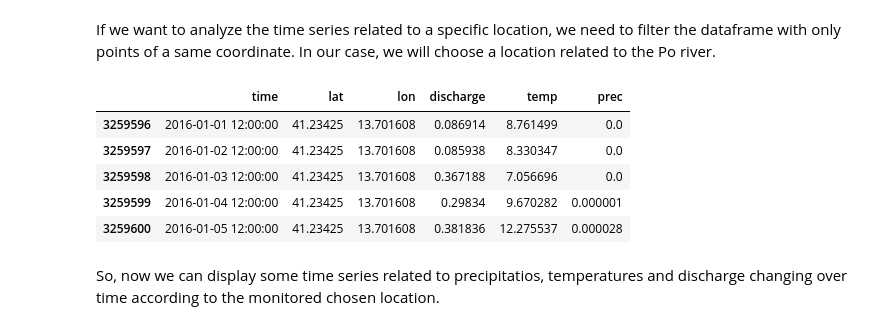
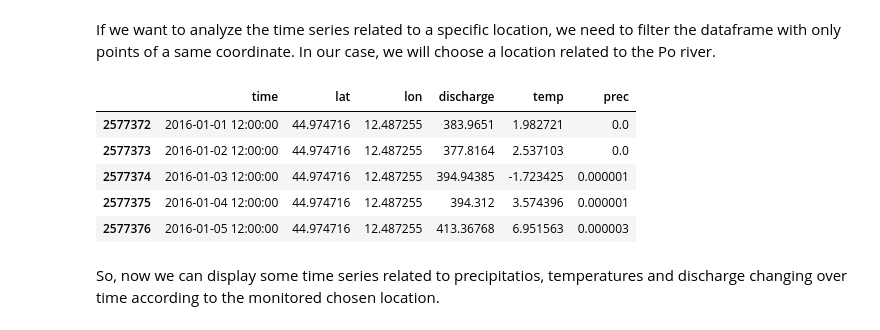
Before and after one commit to kode-git/copernicus, a Jupyter notebook: notebooks/data_aggregation.ipynb, the cells around one changed output. Saved outputs shown, nothing was run; the diff lists cells and outputs as text; code cells hidden in the pictures.

```diff
--- a/notebooks/data_aggregation.ipynb
+++ b/notebooks/data_aggregation.ipynb
@@ -115,7 +115,7 @@ df = pd.DataFrame(columns=['time', 'lat', 'lon', 'discharge', 'temp', 'prec'])
 
 # loading annual dataframes and concatenate with the past history until 2019.
 for i in range(2016, 2019):
-    tmp = pd.read_csv("samples/italy-dtp-{}-{}.csv".format(i,j), usecols=['time', 'lat', 'lon', 'discharge', 'temp', 'prec'])
+    tmp = pd.read_csv("../samples/italy-dtp-{}-{}.csv".format(i,j), usecols=['time', 'lat', 'lon', 'discharge', 'temp', 'prec'])
     df = pd.concat([df, tmp])
     j += 1
 # %%
@@ -139,17 +175,18 @@ The current length of the dataframe is: 9762072
 If we want to analyze the time series related to a specific location, we need to filter the dataframe with only points of a same coordinate. In our case, we will choose a location related to the Po river.
 # %%
 # filter dataframe by coordinates
-df = df[df['lat'] == 41.23425]
-df = df[df['lon'] == 13.701608]
+df = df[df['lat'] == 44.974716]
+df = df[df['lon'] == 12.487255]
+
 
 # print the filtered dataframe
 df.head()
 # %% [output]
 |  | time | lat | lon | discharge | temp | prec |
-| 3259596 | 2016-01-01 12:00:00 | 41.23425 | 13.701608 | 0.086914 | 8.761499 | 0.0 |
-| 3259597 | 2016-01-02 12:00:00 | 41.23425 | 13.701608 | 0.085938 | 8.330347 | 0.0 |
-| 3259598 | 2016-01-03 12:00:00 | 41.23425 | 13.701608 | 0.367188 | 7.056696 | 0.0 |
-| 3259599 | 2016-01-04 12:00:00 | 41.23425 | 13.701608 | 0.29834 | 9.670282 | 0.000001 |
-| 3259600 | 2016-01-05 12:00:00 | 41.23425 | 13.701608 | 0.381836 | 12.275537 | 0.000028 |
+| 2577372 | 2016-01-01 12:00:00 | 44.974716 | 12.487255 | 383.9651 | 1.982721 | 0.0 |
+| 2577373 | 2016-01-02 12:00:00 | 44.974716 | 12.487255 | 377.8164 | 2.537103 | 0.0 |
+| 2577374 | 2016-01-03 12:00:00 | 44.974716 | 12.487255 | 394.94385 | -1.723425 | 0.000001 |
+| 2577375 | 2016-01-04 12:00:00 | 44.974716 | 12.487255 | 394.312 | 3.574396 | 0.000001 |
+| 2577376 | 2016-01-05 12:00:00 | 44.974716 | 12.487255 | 413.36768 | 6.951563 | 0.000003 |
 # %% [markdown]
 So, now we can display some time series related to precipitatios, temperatures and discharge changing over time according to the monitored chosen location.
```
Also changed, not shown: parts of 6 cells of this notebook, 2 other files.
